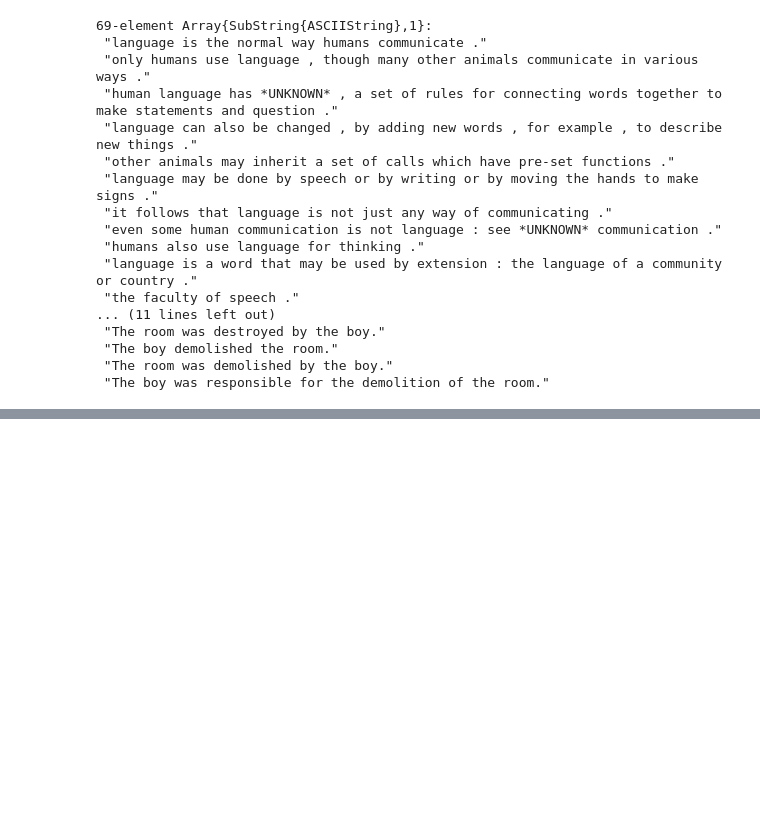
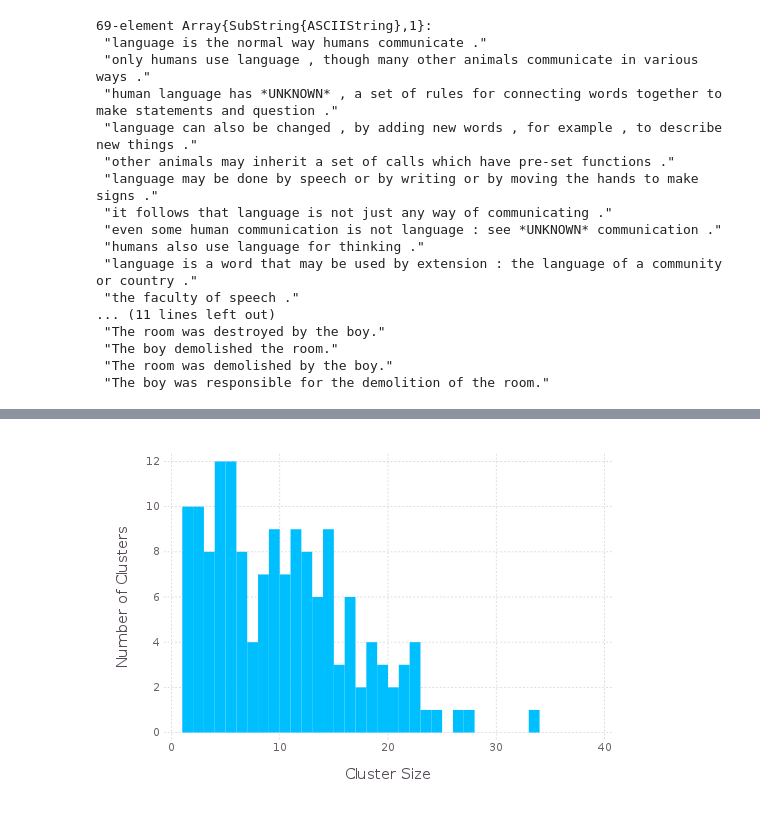
Before and after one commit to oxinabox/phd, a Jupyter notebook: prototypes/summaristation/ClusterSummarise.ipynb, the cells around one changed output, grey strips where cells are left out. Saved outputs shown, nothing was run; the diff lists cells and outputs as text; code cells hidden in the pictures; blank space fills up the shorter version.

Commit message:
=worked on clustering and hmms

```diff
--- a/prototypes/summaristation/ClusterSummarise.ipynb
+++ b/prototypes/summaristation/ClusterSummarise.ipynb
@@ -183,7 +144,9 @@ euclidean_sim = -pairwise(Euclidean(),pps)
 # %%
-affprop = skl_cluster.AffinityPropagation(damping=0.5)
+affinity = pycall(pybuiltin("intern"),PyObject, "precomputed")
+affprop = skl_cluster.AffinityPropagation(damping=0.5,affinity=affinity)
+
 affprop[:fit_predict](euclidean_sim)
-centers = affprop[:cluster_centers_indices_]+1 # change to julia indexing
+centers = affprop[:cluster_centers_indices_] + 1 #julia indexing
 for phrase in phrases[centers]
     println(phrase)
 end
@@ -227,3 +226,9 @@ DefaultDict{Int64,Array{String,1},Function} with 11 entries:
+# %%
+using Gadfly
+clustercounts = [countnz(affprop[:labels_].==center) for center in (affprop[:labels_] |>unique)]
+plot(x=clustercounts, Geom.histogram, Guide.xlabel("Cluster Size"), Guide.ylabel("Number of Clusters") )
+# %% [output]
+[figure, added]
 # %%
 using Clustering
 # %%
```
Also changed, not shown: parts of 11 cells of this notebook, 4 other files.
